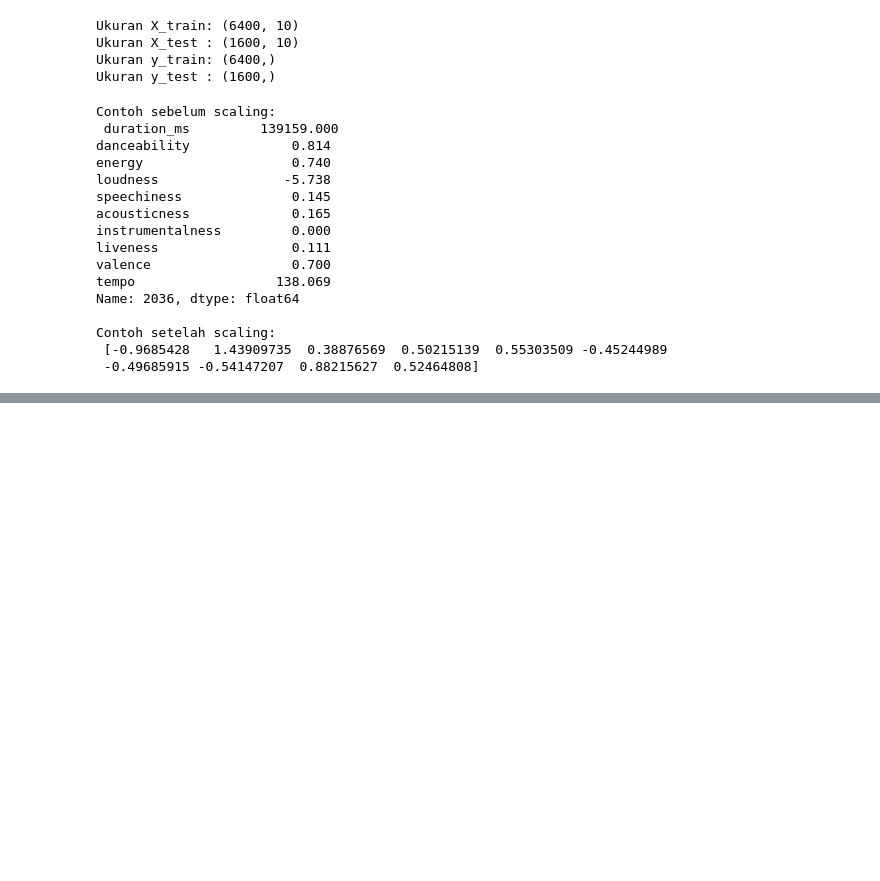
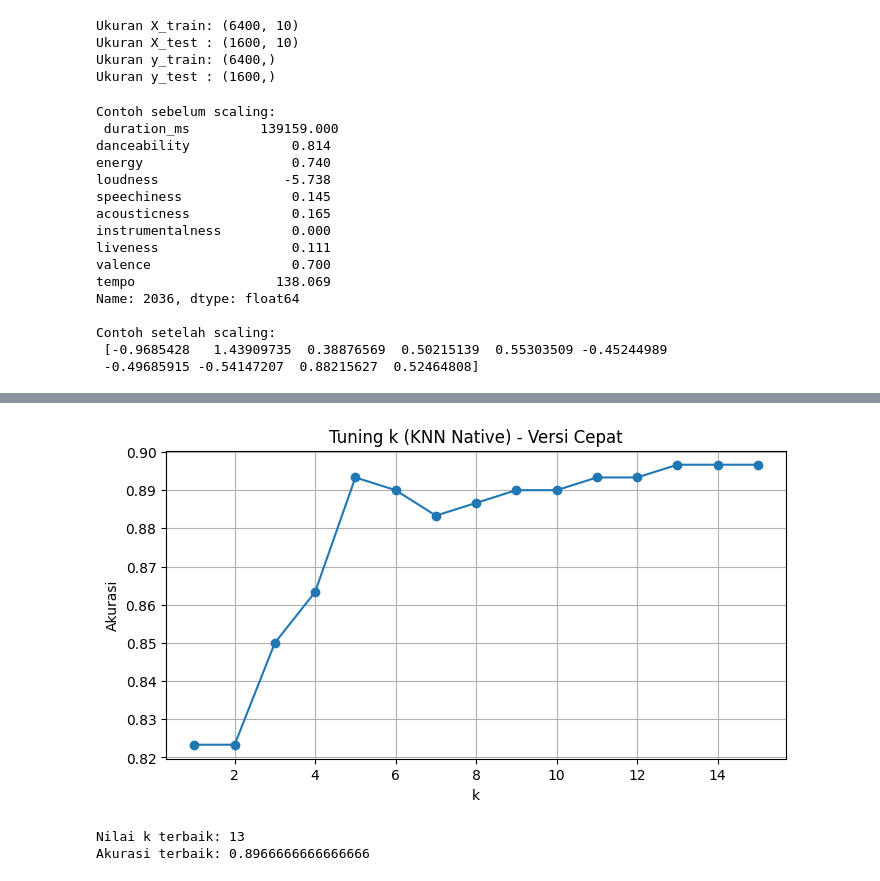
Before and after one commit to decoam/ProyekSPK, a Jupyter notebook: Final_Proyek_3E__2123_Deco_Akbar_Maulana.ipynb, the cells around one changed output, grey strips where cells are left out. Saved outputs shown, nothing was run; the diff lists cells and outputs as text; code cells hidden in the pictures; blank space fills up the shorter version.

```diff
--- a/Final_Proyek_3E__2123_Deco_Akbar_Maulana.ipynb
+++ b/Final_Proyek_3E__2123_Deco_Akbar_Maulana.ipynb
@@ -99,4 +99,7 @@ popular_label
 0    86.9875
 1    13.0125
 Name: proportion, dtype: float64
+# %%
+# FIX: pastikan kolom label dibuat lebih awal
+df_small['popular_label'] = (df_small['popularity'] >= 60).astype(int)
 # %%
@@ -267 +233,57 @@ Akurasi terbaik: 0.87
+# %%
+
+# 9. TUNING HYPERPARAMETER (VERSI CEPAT)
+
+
+from math import sqrt
+from collections import Counter
+
+# --- SUBSET untuk tuning agar cepat ---
+X_train_tune = X_train_scaled[:2000]
+y_train_tune = y_train.values[:2000]
+
+X_test_tune  = X_test_scaled[:300]
+y_test_tune  = y_test.values[:300]
+
+def euclidean_distance(a, b):
+    return sqrt(np.sum((a - b)**2))
+
+def predict_one(x, X_train, y_train, k):
+    distances = []
+    for i in range(len(X_train)):
+        dist = euclidean_distance(x, X_train[i])
+        distances.append((dist, y_train[i]))
+    distances.sort(key=lambda x: x[0])
+    k_neighbors = distances[:k]
+    labels = [label for (_, label) in k_neighbors]
+    return Counter(labels).most_common(1)[0][0]
+
+def predict(X_test, X_train, y_train, k):
+    return np.array([predict_one(x, X_train, y_train, k) for x in X_test])
+
+k_values = range(1, 16)
+accuracies = []
+
+for k in k_values:
+    y_pred_k = predict(X_test_tune, X_train_tune, y_train_tune, k)
+    acc = np.sum(y_pred_k == y_test_tune) / len(y_test_tune)
+    accuracies.append(acc)
+
+plt.figure(figsize=(8,4))
+plt.plot(list(k_values), accuracies, marker='o')
+plt.title('Tuning k (KNN Native) - Versi Cepat')
+plt.xlabel('k')
+plt.ylabel('Akurasi')
+plt.grid(True)
+plt.show()
+
+best_k = k_values[int(np.argmax(accuracies))]
+best_acc = max(accuracies)
+
+print("Nilai k terbaik:", best_k)
+print("Akurasi terbaik:", best_acc)
+# %% [output]
+[figure, added]
+Nilai k terbaik: 13
+Akurasi terbaik: 0.8966666666666666
 # %%
```
Also changed, not shown: parts of 13 cells of this notebook.
